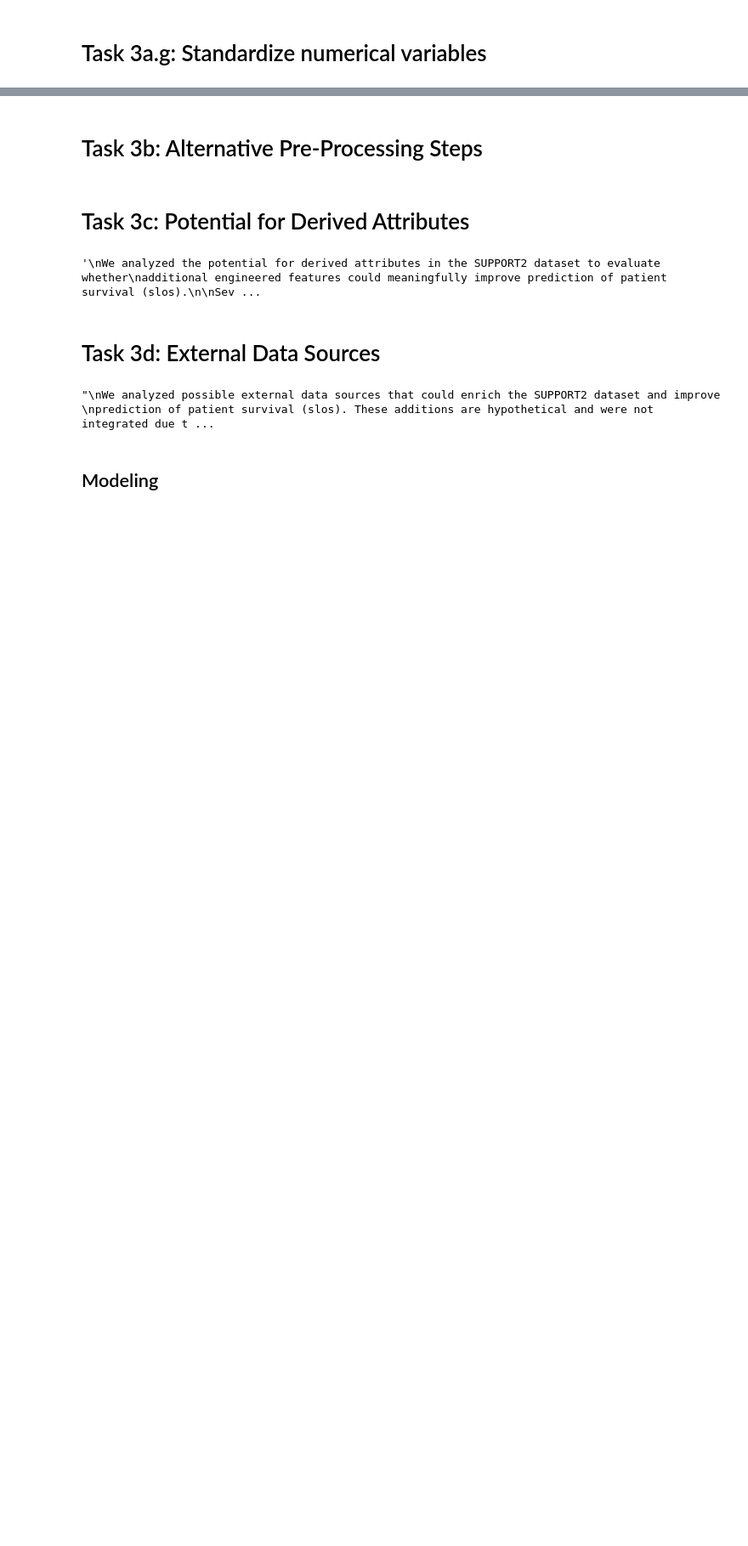
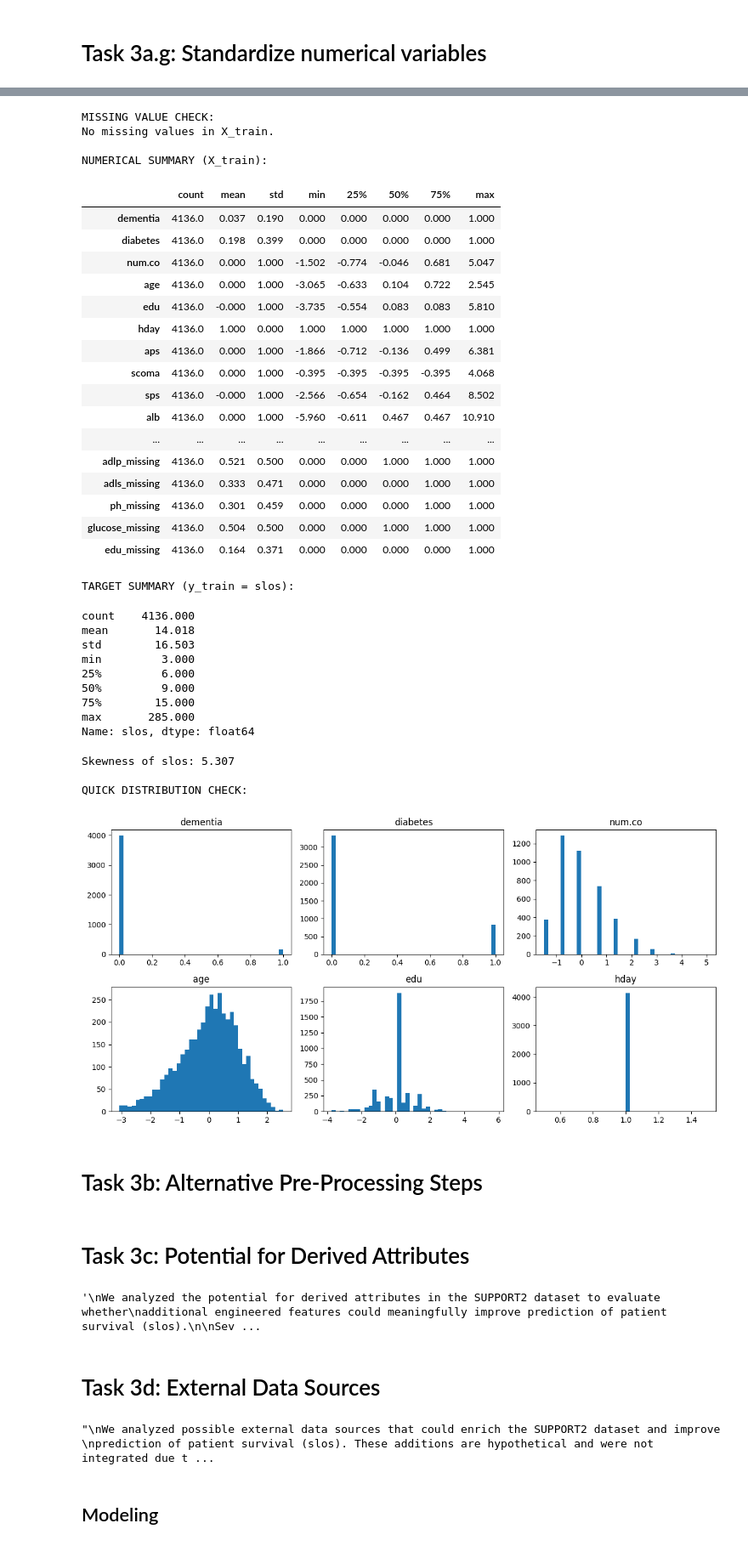
Before and after one commit to morawia/hospital-los, a Jupyter notebook: notebook/BI-hospital-los_251201.ipynb, the cells around one changed output, grey strips where cells are left out. Shown at 85% size. Saved outputs shown, nothing was run; the diff lists cells and outputs as text; code cells hidden in the pictures; blank space fills up the shorter version.

```diff
--- a/notebook/BI-hospital-los_251201.ipynb
+++ b/notebook/BI-hospital-los_251201.ipynb
@@ -2438,0 +2945,45 @@ engine.insert(mva_after_activity, prefixes=prefixes)
+# %%
+# Final Prepared Dataset – Compact Inspection
+
+print("DATASET OVERVIEW:")
+print("X_train shape:", X_train.shape)
+print("X_test shape: ", X_test.shape)
+print("y_train shape:", y_train.shape)
+print("y_test shape: ", y_test.shape)
+
+print("\nCOLUMN OVERVIEW:")
+print("Total number of features:", X_train.shape[1])
+print("First 20 feature names:")
+display(pd.DataFrame(X_train.columns[:20], columns=["feature_name"]))
+
+print("\nMISSING VALUE CHECK:")
+missing_summary = X_train.isna().sum()
+n_missing = missing_summary[missing_summary > 0]
+
+if len(n_missing) == 0:
+    print("No missing values in X_train.")
+else:
+    print("Missing values found:")
+    display(n_missing)
+
+print("\nNUMERICAL SUMMARY (X_train):")
+numeric_summary = X_train.describe().T.round(3)
+display(numeric_summary)
+
+print("\nTARGET SUMMARY (y_train = slos):")
+display(y_train.describe().round(3))
+print(f"Skewness of slos: {y_train.skew():.3f}")
+
+print("\nQUICK DISTRIBUTION CHECK:")
+sample_features = X_train.columns[:6]
+
+fig, axes = plt.subplots(2, 3, figsize=(12, 6))
+axes = axes.flatten()
+
+for ax, col in zip(axes, sample_features):
+    ax.hist(X_train[col], bins=40)
+    ax.set_title(col)
+
+plt.tight_layout()
+plt.show()
+# %% [output]
@@ -2439,3 +3016,38 @@ engine.insert(mva_after_activity, prefixes=prefixes)
+MISSING VALUE CHECK:
+No missing values in X_train.
+
+NUMERICAL SUMMARY (X_train):
+|  | count | mean | std | min | 25% | 50% | 75% | max |
+| dementia | 4136.0 | 0.037 | 0.190 | 0.000 | 0.000 | 0.000 | 0.000 | 1.000 |
+| diabetes | 4136.0 | 0.198 | 0.399 | 0.000 | 0.000 | 0.000 | 0.000 | 1.000 |
+| num.co | 4136.0 | 0.000 | 1.000 | -1.502 | -0.774 | -0.046 | 0.681 | 5.047 |
+| age | 4136.0 | 0.000 | 1.000 | -3.065 | -0.633 | 0.104 | 0.722 | 2.545 |
+| edu | 4136.0 | -0.000 | 1.000 | -3.735 | -0.554 | 0.083 | 0.083 | 5.810 |
+| hday | 4136.0 | 1.000 | 0.000 | 1.000 | 1.000 | 1.000 | 1.000 | 1.000 |
+| aps | 4136.0 | 0.000 | 1.000 | -1.866 | -0.712 | -0.136 | 0.499 | 6.381 |
+| scoma | 4136.0 | 0.000 | 1.000 | -0.395 | -0.395 | -0.395 | -0.395 | 4.068 |
+| sps | 4136.0 | -0.000 | 1.000 | -2.566 | -0.654 | -0.162 | 0.464 | 8.502 |
+| alb | 4136.0 | 0.000 | 1.000 | -5.960 | -0.611 | 0.467 | 0.467 | 10.910 |
+| ... | ... | ... | ... | ... | ... | ... | ... | ... |
+| adlp_missing | 4136.0 | 0.521 | 0.500 | 0.000 | 0.000 | 1.000 | 1.000 | 1.000 |
+| adls_missing | 4136.0 | 0.333 | 0.471 | 0.000 | 0.000 | 0.000 | 1.000 | 1.000 |
+| ph_missing | 4136.0 | 0.301 | 0.459 | 0.000 | 0.000 | 0.000 | 1.000 | 1.000 |
+| glucose_missing | 4136.0 | 0.504 | 0.500 | 0.000 | 0.000 | 1.000 | 1.000 | 1.000 |
+| edu_missing | 4136.0 | 0.164 | 0.371 | 0.000 | 0.000 | 0.000 | 0.000 | 1.000 |
+TARGET SUMMARY (y_train = slos):
+count    4136.000
+mean       14.018
+std        16.503
+min         3.000
+25%         6.000
+50%         9.000
+75%        15.000
+max       285.000
+Name: slos, dtype: float64
+Skewness of slos: 5.307
+
+QUICK DISTRIBUTION CHECK:
+[figure, added]
 # %%
 # Your final transformed dataset should also be documented appropriately using Croissant, SI, etc.
 
```
Also changed, not shown: parts of 25 cells of this notebook.
